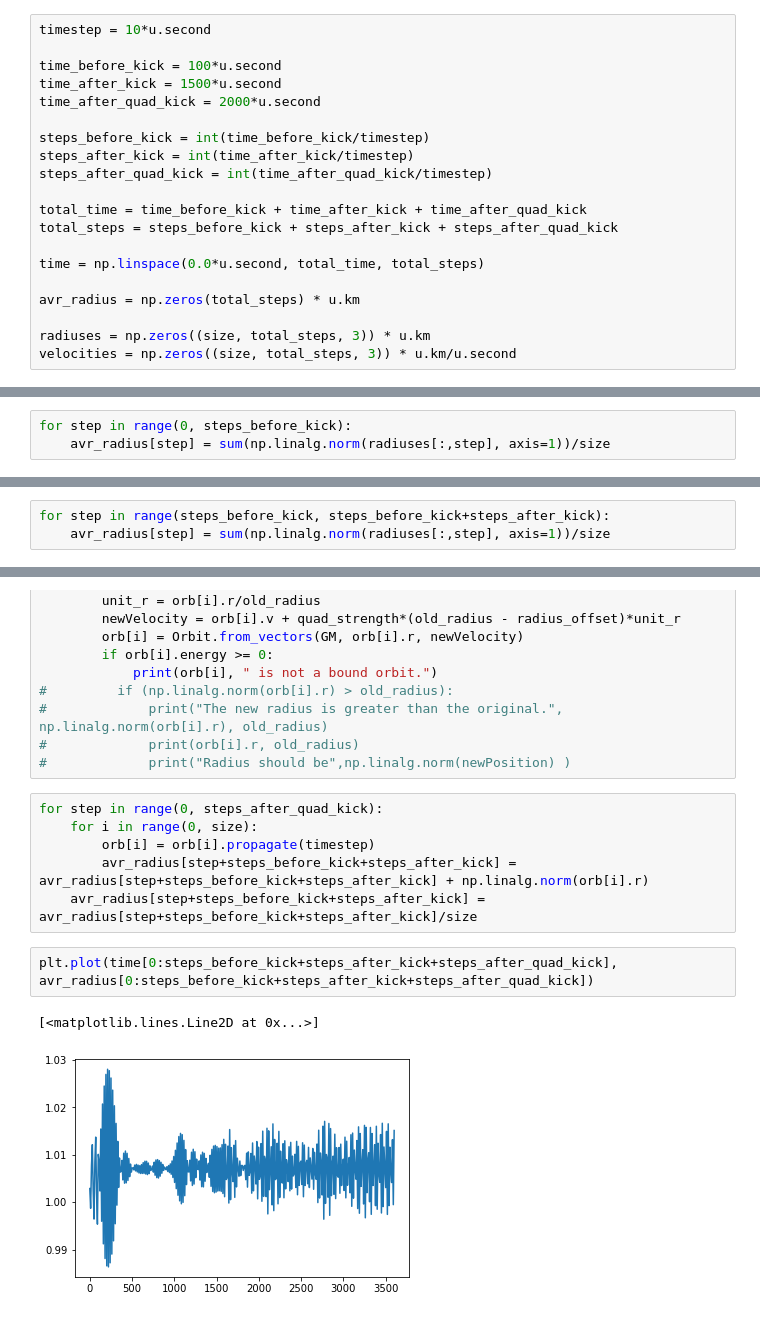
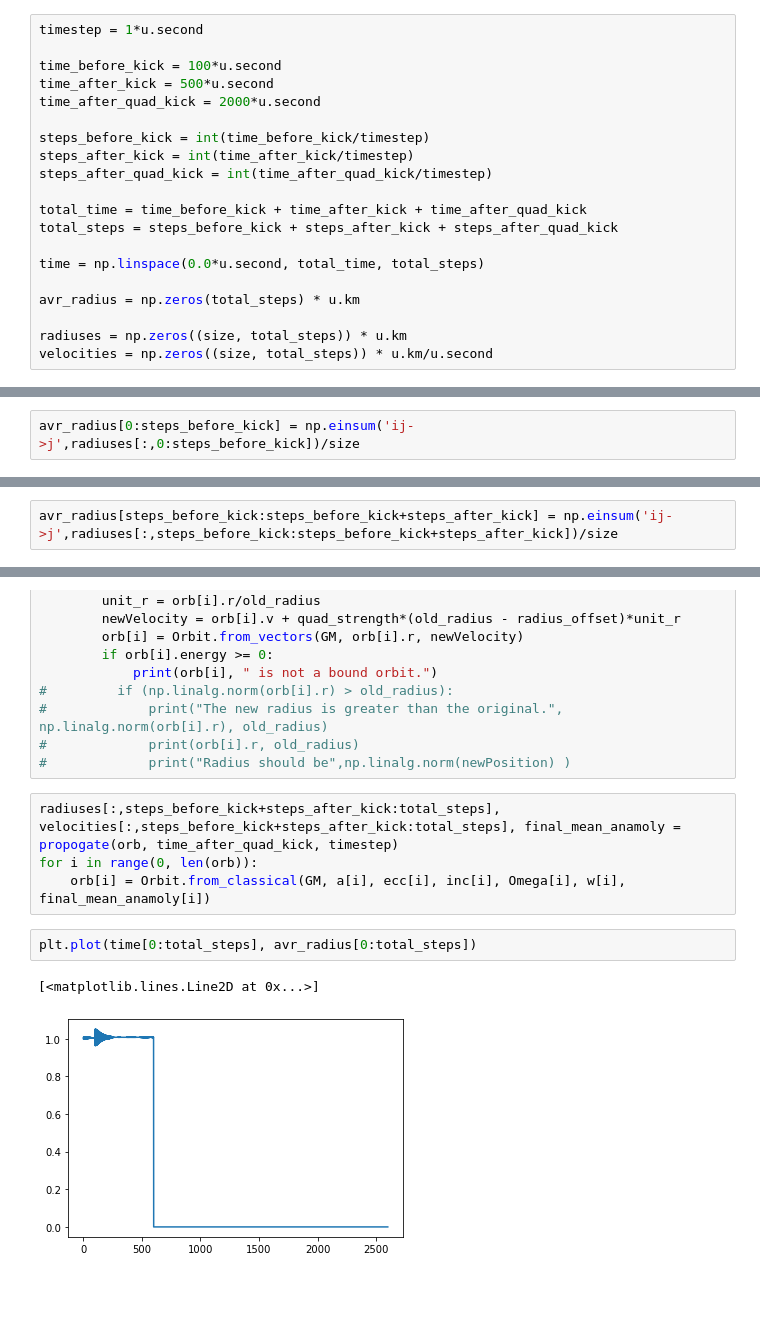
Before and after one commit to henhen724/EchoSimulation, a Jupyter notebook: PythonSimulation/Kepler Echo.ipynb, the cells around one changed output, grey strips where cells are left out. Drawn from its saved outputs; the diff is of its cells as text; blank space fills up the shorter version.

```diff
--- a/PythonSimulation/Kepler Echo.ipynb
+++ b/PythonSimulation/Kepler Echo.ipynb
@@ -166,8 +166,8 @@ plt.scatter(x, y)
 # %%
-timestep = 10*u.second
+timestep = 1*u.second
 
 time_before_kick = 100*u.second
-time_after_kick = 1500*u.second
+time_after_kick = 500*u.second
 time_after_quad_kick = 2000*u.second
 
 steps_before_kick = int(time_before_kick/timestep)
@@ -181,6 +181,6 @@ time = np.linspace(0.0*u.second, total_time, total_steps)
 
 avr_radius = np.zeros(total_steps) * u.km
 
-radiuses = np.zeros((size, total_steps, 3)) * u.km
-velocities = np.zeros((size, total_steps, 3)) * u.km/u.second
+radiuses = np.zeros((size, total_steps)) * u.km
+velocities = np.zeros((size, total_steps)) * u.km/u.second
 # %%
@@ -192,6 +234,5 @@ for particle in range(0, size):
 # %%
-for step in range(0, steps_before_kick):
-    avr_radius[step] = sum(np.linalg.norm(radiuses[:,step], axis=1))/size
+avr_radius[0:steps_before_kick] = np.einsum('ij->j',radiuses[:,0:steps_before_kick])/size
 # %%
 plt.plot(time[0:steps_before_kick], avr_radius[0:steps_before_kick])
 # %% [output]
@@ -232,6 +273,5 @@ for particle in range(0, size):
 # %%
-for step in range(steps_before_kick, steps_before_kick+steps_after_kick):
-    avr_radius[step] = sum(np.linalg.norm(radiuses[:,step], axis=1))/size
+avr_radius[steps_before_kick:steps_before_kick+steps_after_kick] = np.einsum('ij->j',radiuses[:,steps_before_kick:steps_before_kick+steps_after_kick])/size
 # %%
 plt.plot(time[0:steps_before_kick+steps_after_kick], avr_radius[0:steps_before_kick+steps_after_kick])
 # %% [output]
@@ -258,13 +298,11 @@ for i in range(0, size):
 #             print(orb[i].r, old_radius)
 #             print("Radius should be",np.linalg.norm(newPosition) )
 # %%
-for step in range(0, steps_after_quad_kick):
-    for i in range(0, size):
-        orb[i] = orb[i].propagate(timestep)
-        avr_radius[step+steps_before_kick+steps_after_kick] = avr_radius[step+steps_before_kick+steps_after_kick] + np.linalg.norm(orb[i].r)
-    avr_radius[step+steps_before_kick+steps_after_kick] = avr_radius[step+steps_before_kick+steps_after_kick]/size
+radiuses[:,steps_before_kick+steps_after_kick:total_steps], velocities[:,steps_before_kick+steps_after_kick:total_steps], final_mean_anamoly = propogate(orb, time_after_quad_kick, timestep)
+for i in range(0, len(orb)):
+    orb[i] = Orbit.from_classical(GM, a[i], ecc[i], inc[i], Omega[i], w[i], final_mean_anamoly[i])
 # %%
-plt.plot(time[0:steps_before_kick+steps_after_kick+steps_after_quad_kick], avr_radius[0:steps_before_kick+steps_after_kick+steps_after_quad_kick])
+plt.plot(time[0:total_steps], avr_radius[0:total_steps])
 # %% [output]
 [<matplotlib.lines.Line2D at 0x...>]
-[figure, old version]
+[figure, new version]
```
Also changed, not shown: parts of 12 cells of this notebook.
